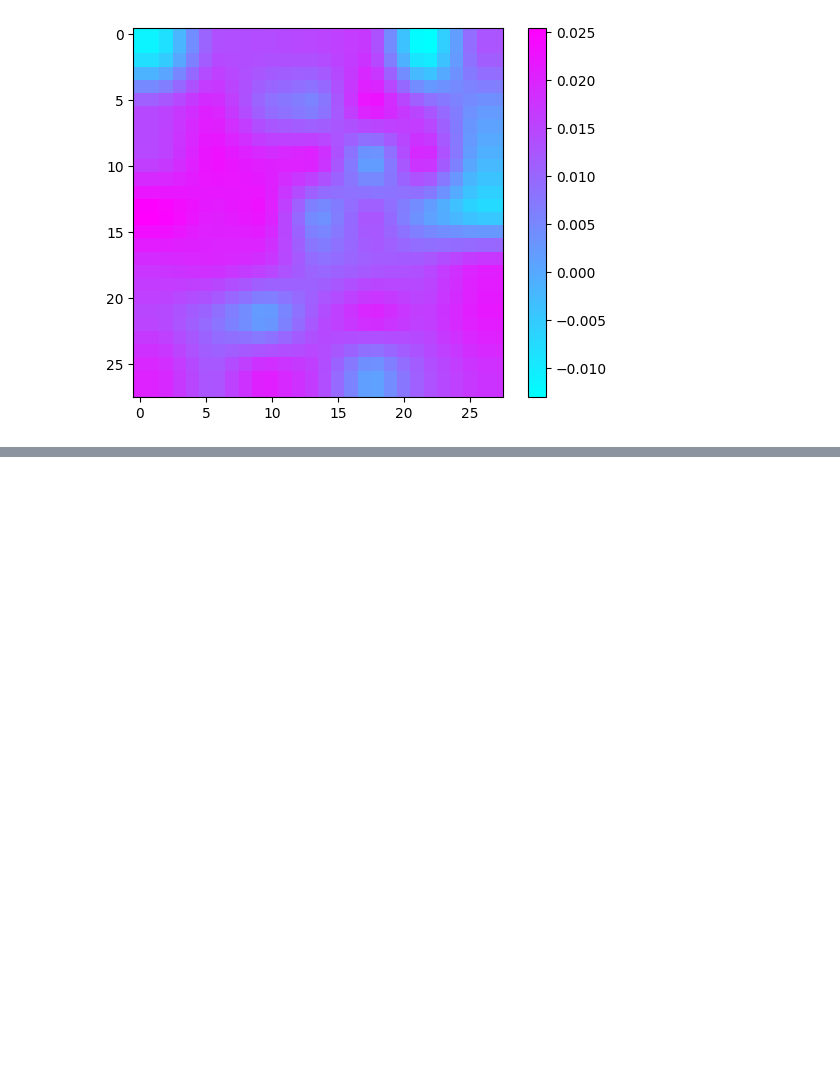
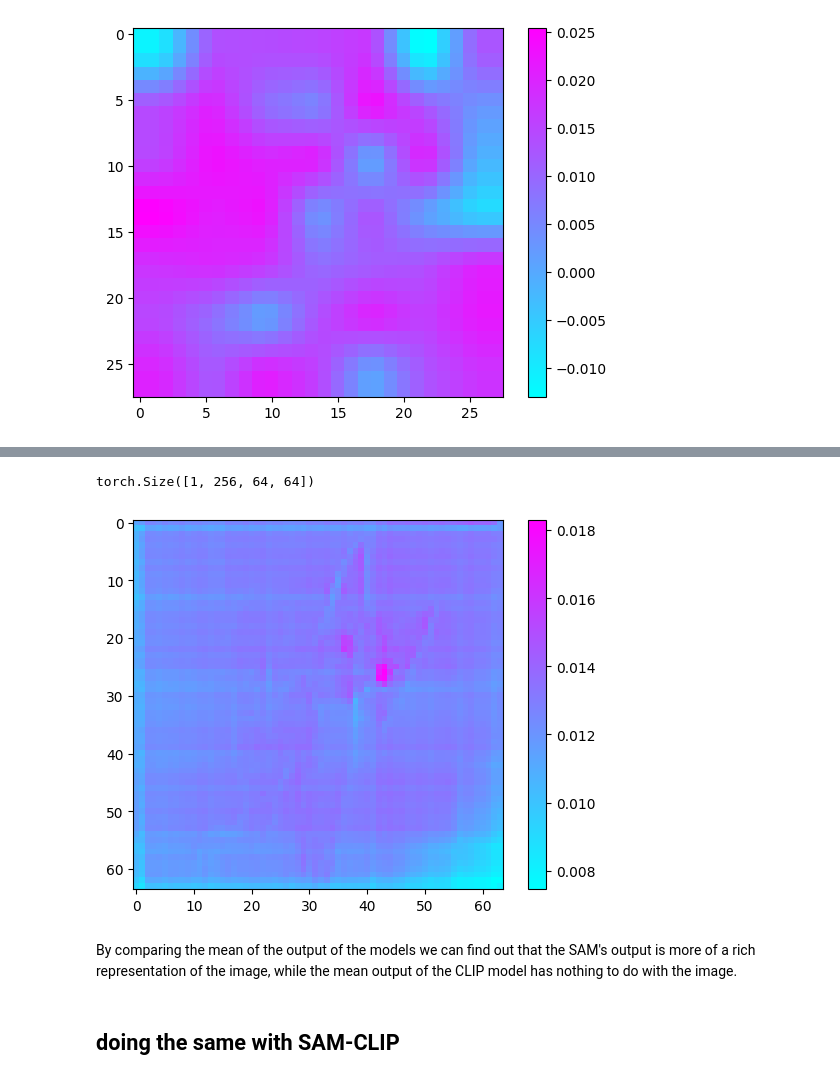
Before and after one commit to Bissmella/CV_misc, a Jupyter notebook: SAM_vs_CLIP.ipynb, the cells around one changed output, grey strips where cells are left out. Drawn from its saved outputs; the diff is of its cells as text; code cells hidden in the pictures; blank space fills up the shorter version.

Commit message:
added representation visualization for SAM

```diff
--- a/SAM_vs_CLIP.ipynb
+++ b/SAM_vs_CLIP.ipynb
@@ -145,0 +161,12 @@ plt.show()
+# %%
+import sys
+sys.path.append("..")
+from segment_anything import sam_model_registry, SamPredictor
+
+sam_checkpoint = "sam_vit_b_01ec64.pth"
+model_type = "vit_b"
+
+device = "cuda"
+
+sam = sam_model_registry[model_type](checkpoint=sam_checkpoint)
+sam.to(device=device)
@@ -145,0 +191,38 @@ plt.show()
+# %%
+import torchvision.transforms.functional as f
+import torchvision.transforms as transforms
+
+image = Image.open("/content/cat.jpg").convert("RGB")
+image_resized = f.resize(image, (1024, 1024))
+transform = transforms.ToTensor()
+x = transform(image_resized)
+x = x.unsqueeze(0).to("cuda")
+x = (x - sam.pixel_mean) / sam.pixel_std
+image_embeddings = sam.image_encoder(x)
+# %%
+print(image_embeddings.shape)
+# %% [output]
+torch.Size([1, 256, 64, 64])
+# %%
+import matplotlib.pyplot as plt
+import cv2
+# Compute the mean attention map across all heads
+mean_attention_map = image_embeddings[0].mean(dim=0)
+
+mean_attention_map = mean_attention_map.reshape(64, 64, 1)
+mean_attention_map = mean_attention_map.cpu().detach().numpy()
+#mean_attention_map_resized = cv2.resize(mean_attention_map.astype(float), (28, 28))#, interpolation=cv2.INTER_LINEAR)
+# Create a heatmap by plotting the mean attention values
+plt.imshow(mean_attention_map, cmap='cool', interpolation='nearest')
+
+# Add colorbar for reference
+plt.colorbar()
+
+# Show the heatmap
+plt.show()
+# %% [output]
+[figure, added]
+# %% [markdown]
+By comparing the mean of the output of the models we can find out that the SAM's output is more of a rich representation of the image, while the mean output of the CLIP model has nothing to do with the image.
+# %% [markdown]
+## doing the same with SAM-CLIP
```
Also changed, not shown: parts of 5 cells of this notebook.
